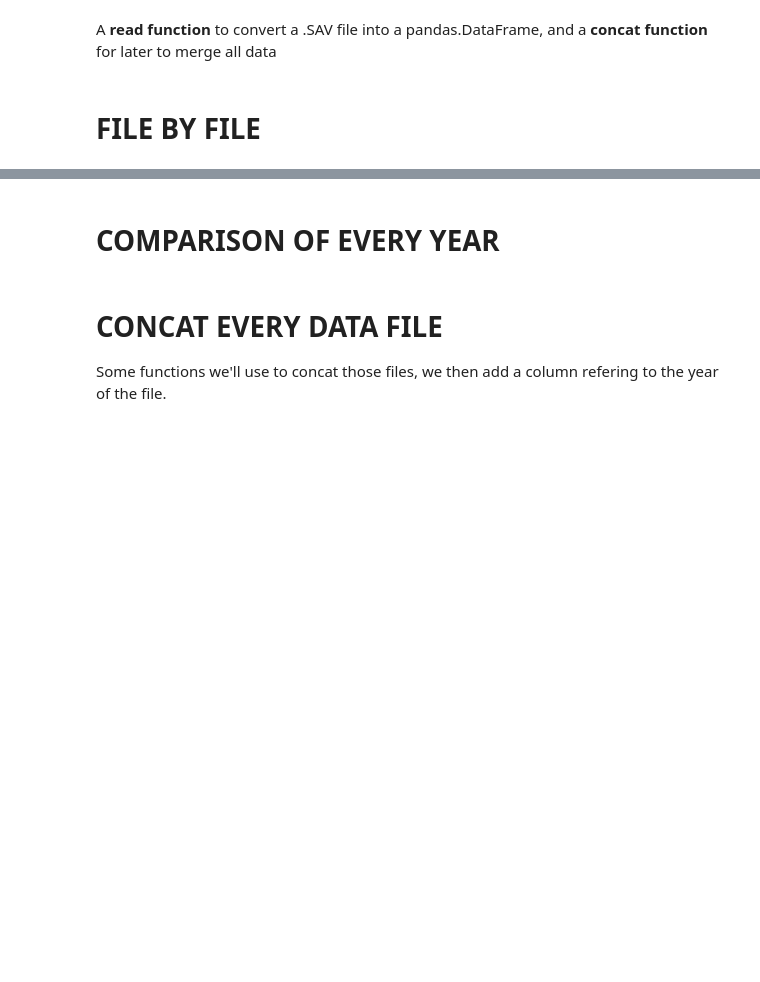
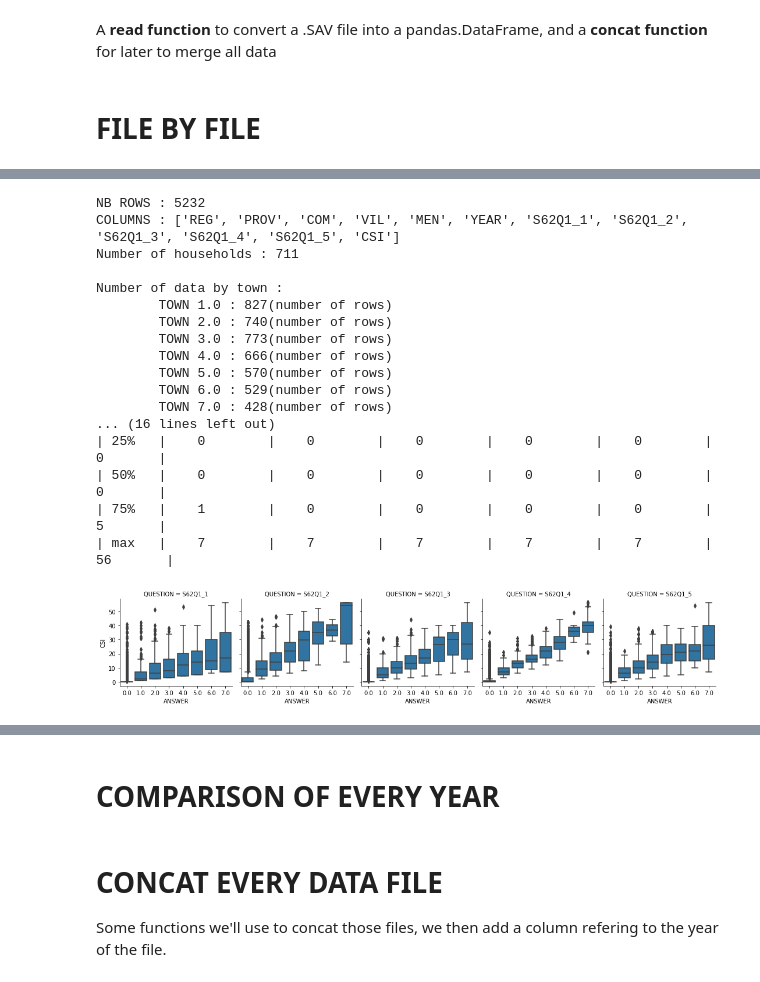
Before and after one commit to moulikatou/Ter_securite_Alimentaire_Miashs, a Jupyter notebook: notebooks/ter.ipynb, the cells around one changed output, grey strips where cells are left out. Saved outputs shown, nothing was run; the diff lists cells and outputs as text; code cells hidden in the pictures; blank space fills up the shorter version.

```diff
--- a/notebooks/ter.ipynb
+++ b/notebooks/ter.ipynb
@@ -176,0 +244,23 @@ CSI MEAN : 4.4271863486523175
+# %%
+annee = 2017
+summary(dfs[annee])
+plot_question_csi(dfs[annee])
+# %% [output]
+NB ROWS : 5232
+COLUMNS : ['REG', 'PROV', 'COM', 'VIL', 'MEN', 'YEAR', 'S62Q1_1', 'S62Q1_2', 'S62Q1_3', 'S62Q1_4', 'S62Q1_5', 'CSI']
+Number of households : 711
+
+Number of data by town :
+        TOWN 1.0 : 827(number of rows)
+        TOWN 2.0 : 740(number of rows)
+        TOWN 3.0 : 773(number of rows)
+        TOWN 4.0 : 666(number of rows)
+        TOWN 5.0 : 570(number of rows)
+        TOWN 6.0 : 529(number of rows)
+        TOWN 7.0 : 428(number of rows)
+... (16 lines left out)
+| 25%   |    0        |    0        |    0        |    0        |    0        |    0       |
+| 50%   |    0        |    0        |    0        |    0        |    0        |    0       |
+| 75%   |    1        |    0        |    0        |    0        |    0        |    5       |
+| max   |    7        |    7        |    7        |    7        |    7        |   56       |
+[figure, added]
```
Also changed, not shown: parts of 10 cells of this notebook.
